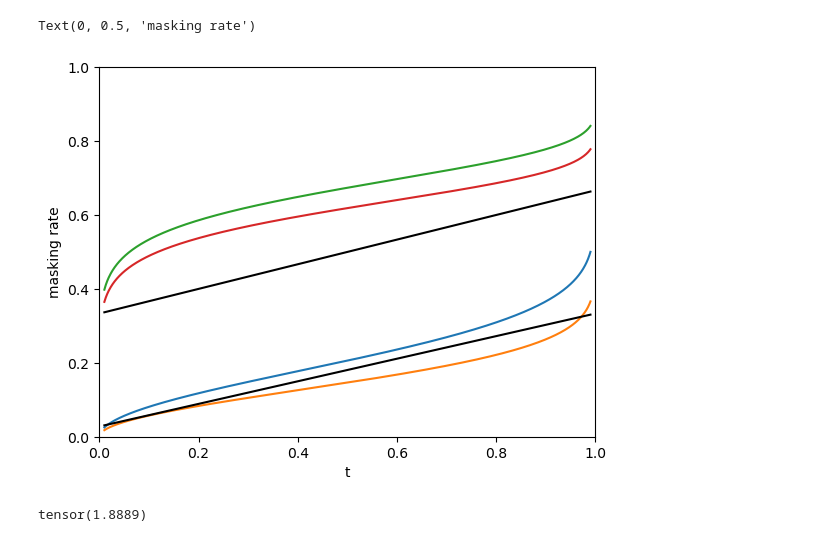
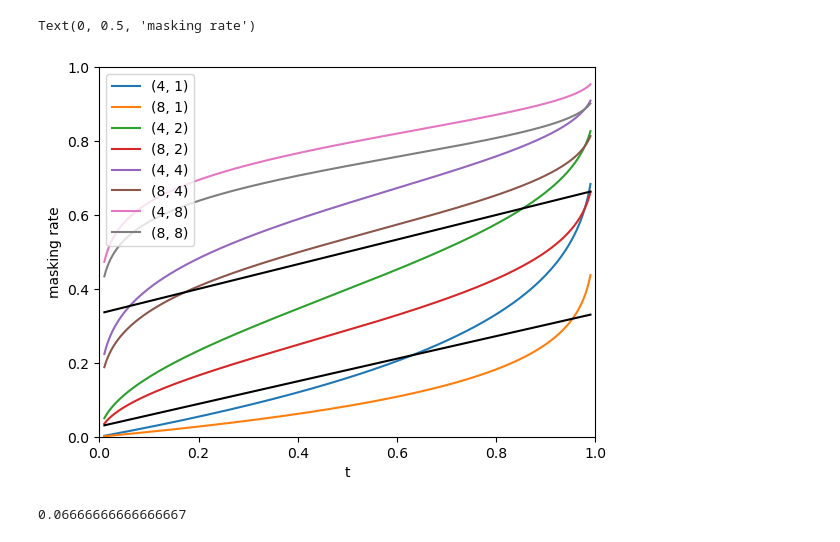
Before and after one commit to jthuemmel/thesis, a Jupyter notebook: simplify.ipynb, the cells around one changed output. Saved outputs shown, nothing was run; the diff lists cells and outputs as text; code cells hidden in the pictures.

```diff
--- a/simplify.ipynb
+++ b/simplify.ipynb
@@ -174,7 +177,7 @@ c0tgt = 30
 # %%
 eps = 1e-2
 u = torch.linspace(eps, 1 - eps,101)
-c1 = 0.1
+c1 = 0.01
 c0 = 1
 
 k_min = 0
@@ -209,0 +207,11 @@ tensor(24.2465) tensor(0.1636)
+# %%
+u = torch.linspace(1e-2,1 - 1e-2,1000)
+for c1 in torch.linspace(-3, 0, 15).exp():
+    km = StableKumaraswamy(c1=c1, c0=1)
+    plt.plot(u, km.quantile(u), label = f'{c1:.3f}')
+
+plt.yscale('log')
+plt.legend()
+plt.ylim(1e-9, 1.)
+plt.xlabel('t')
+plt.ylabel('masking rate')
@@ -210,22 +228,20 @@ tensor(24.2465) tensor(0.1636)
 # %%
 u = torch.linspace(1e-2,1 - 1e-2,1000)
-a = [2, 8]
-for c1, c0 in itertools.product(a, [16, 32]):
+a1 = [1, 2, 4, 8]
+a0 = [4, 8]
+for c1, c0 in itertools.product(a1, a0):
     km = StableKumaraswamy(c1=c1, c0=c0)
-    plt.plot(u, km.quantile(u))
+    plt.plot(u, km.quantile(u), label = f'{c0, c1}')
 
 r_tgt = 768/2304 + (1536/2304 - 768/2304) * u
 r_src = 64/2304 + (768/2304 - 64/2304) * u
 plt.plot(u, r_tgt, c = "black")
 plt.plot(u, r_src, c = "black")
 plt.ylim(0,1)
 plt.xlim(0,1)
+plt.legend()
 plt.xlabel('t')
 plt.ylabel('masking rate')
 # %% [output]
 Text(0, 0.5, 'masking rate')
-[figure, old version]
+[figure, new version]
-# %%
-a[4]
-# %% [output]
-tensor(1.8889)
@@ -517,0 +248,4 @@ if __name__ == "__main__":
+# %%
+1 / (world.token_sizes['t'] * 1 * 2.5)
+# %% [output]
+0.06666666666666667
```
Also changed, not shown: parts of 12 cells of this notebook, 2 other files.
